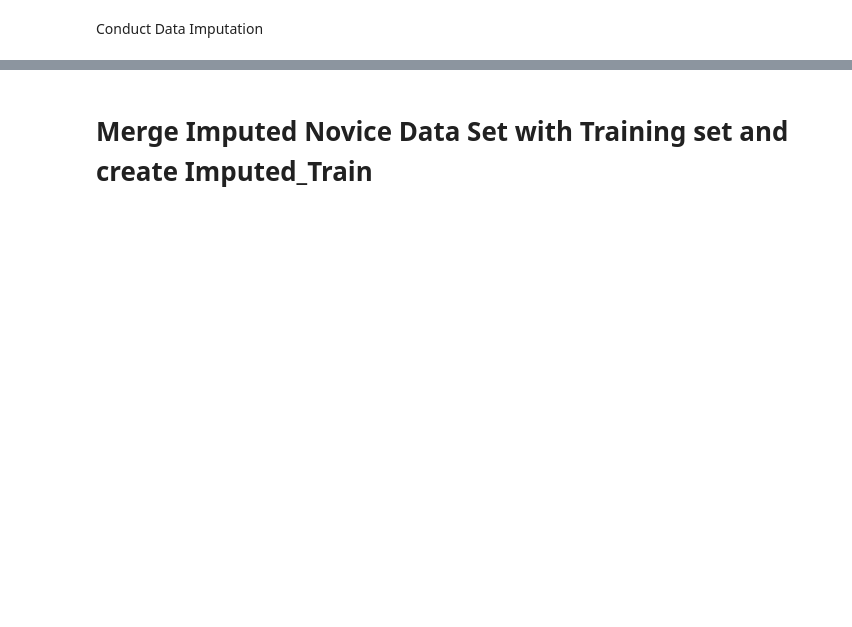
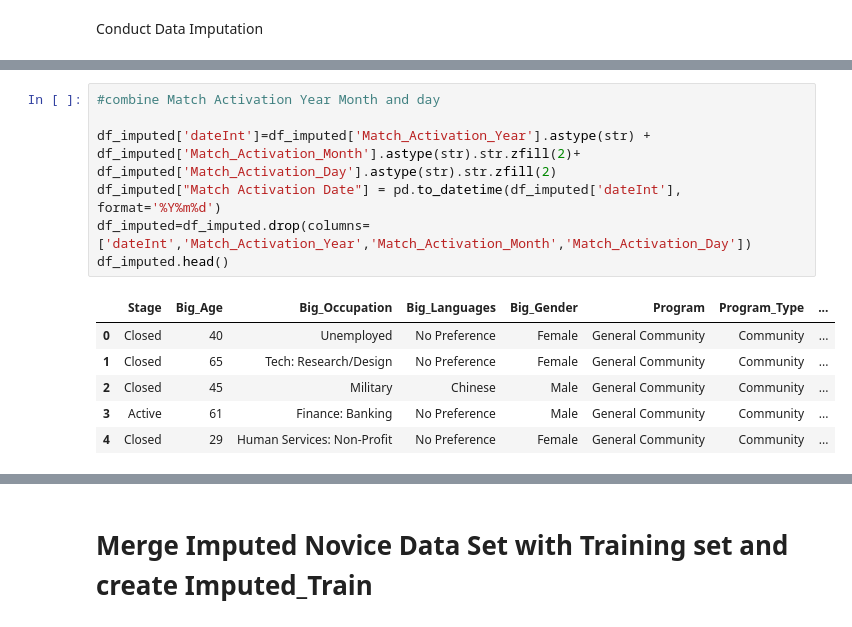
Before and after one commit to hypnos-coder/MinneMUDAC2025PC, a Jupyter notebook: notebook/hajar/data_imputation.ipynb, the cells around one changed output, grey strips where cells are left out. Cells and saved outputs as stored; diff of their text form; blank space fills up the shorter version.

```diff
--- a/notebook/hajar/data_imputation.ipynb
+++ b/notebook/hajar/data_imputation.ipynb
@@ -573,0 +598,14 @@ Revert Dates, Categorical variables, and add text columns to create final clean
+# %%
+#combine Match Activation Year Month and day
+
+df_imputed['dateInt']=df_imputed['Match_Activation_Year'].astype(str) + df_imputed['Match_Activation_Month'].astype(str).str.zfill(2)+ df_imputed['Match_Activation_Day'].astype(str).str.zfill(2)
+df_imputed["Match Activation Date"] = pd.to_datetime(df_imputed['dateInt'], format='%Y%m%d')
+df_imputed=df_imputed.drop(columns=['dateInt','Match_Activation_Year','Match_Activation_Month','Match_Activation_Day'])
+df_imputed.head()
+# %% [output]
+|  | Stage | Big_Age | Big_Occupation | Big_Languages | Big_Gender | Program | Program_Type | ... |
+| 0 | Closed | 40 | Unemployed | No Preference | Female | General Community | Community | ... |
+| 1 | Closed | 65 | Tech: Research/Design | No Preference | Female | General Community | Community | ... |
+| 2 | Closed | 45 | Military | Chinese | Male | General Community | Community | ... |
+| 3 | Active | 61 | Finance: Banking | No Preference | Male | General Community | Community | ... |
+| 4 | Closed | 29 | Human Services: Non-Profit | No Preference | Female | General Community | Community | ... |
```
Also changed, not shown: parts of 21 cells of this notebook, 2 other files.
